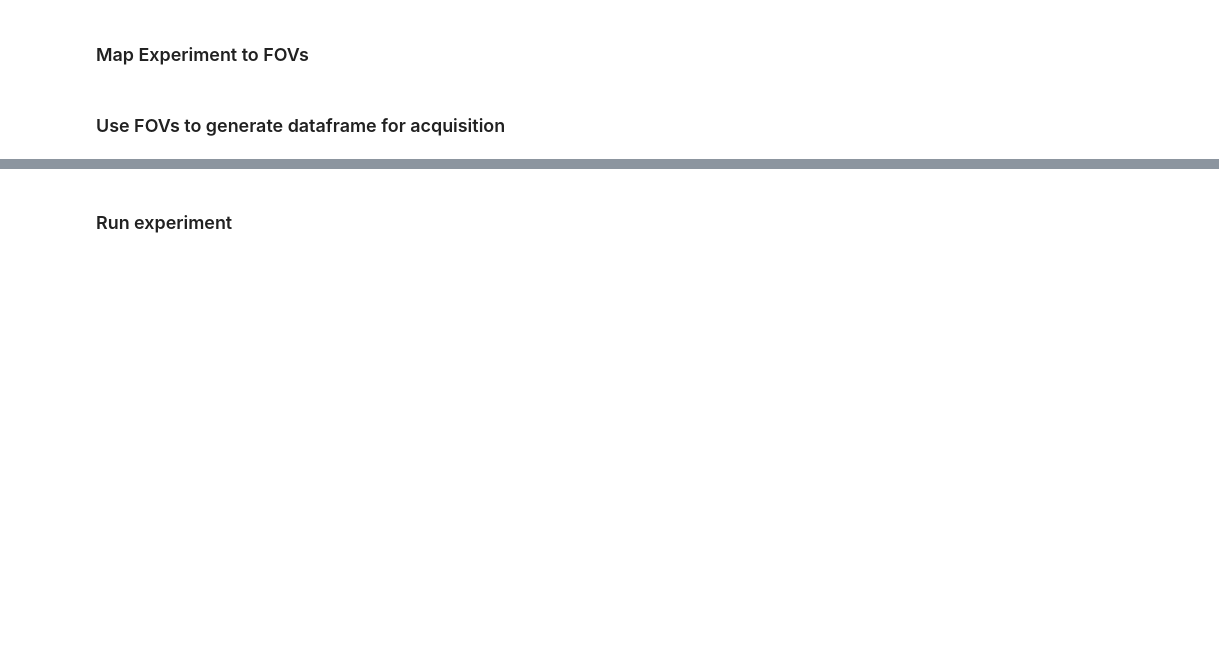
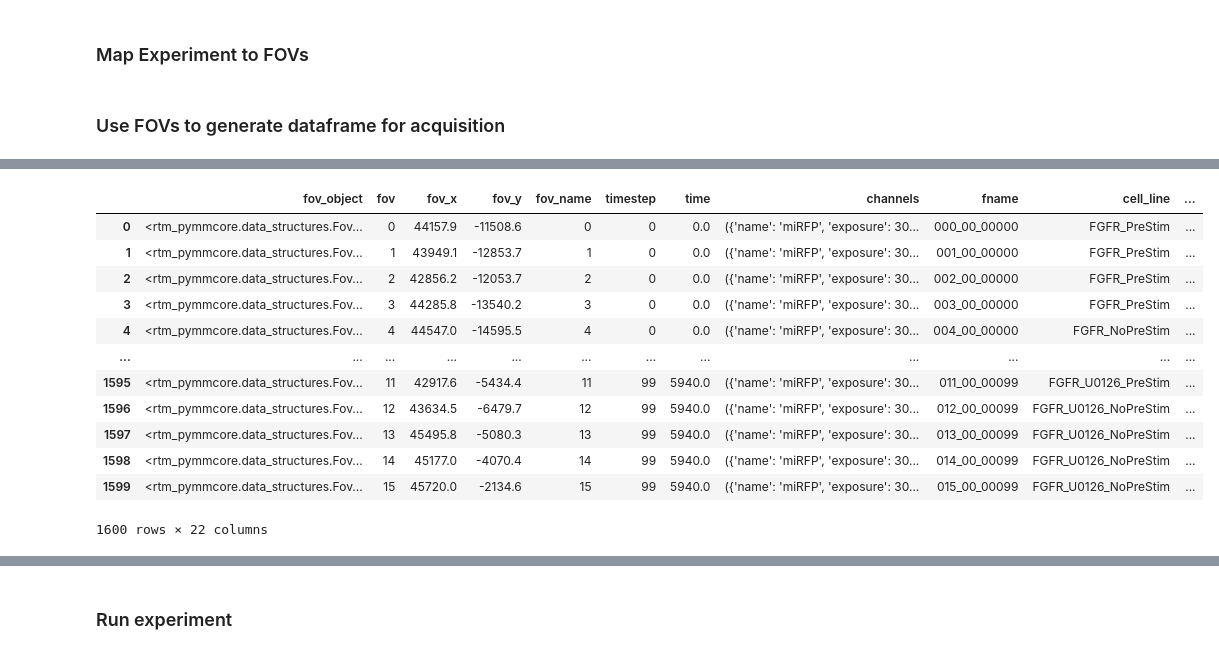
Before and after one commit to alandolt/faro, a Jupyter notebook: 04_full_FOV_stimulation_ERK_new_API.ipynb, the cells around one changed output, grey strips where cells are left out. Saved outputs shown, nothing was run; the diff lists cells and outputs as text; code cells hidden in the pictures; blank space fills up the shorter version.

```diff
--- a/04_full_FOV_stimulation_ERK_new_API.ipynb
+++ b/04_full_FOV_stimulation_ERK_new_API.ipynb
@@ -226,3 +231,27 @@ Doing 2 experiment per stim condition
+# %%
+df_acquire.loc[(df_acquire["fov"].between(4, 7)), "stim_exposure"] = 0
+
+df_acquire.loc[(df_acquire["fov"].between(12, 15)), "stim_exposure"] = 0
+
+df_acquire.loc[(df_acquire["fov"].between(4, 7)), "stim_power"] = 0
+
+df_acquire.loc[(df_acquire["fov"].between(12, 15)), "stim_power"] = 0
+
+df_acquire
+# %% [output]
+|  | fov_object | fov | fov_x | fov_y | fov_name | timestep | time | channels | fname | cell_line | ... |
+| 0 | <rtm_pymmcore.data_structures.Fov... | 0 | 44157.9 | -11508.6 | 0 | 0 | 0.0 | ({'name': 'miRFP', 'exposure': 30... | 000_00_00000 | FGFR_PreStim | ... |
+| 1 | <rtm_pymmcore.data_structures.Fov... | 1 | 43949.1 | -12853.7 | 1 | 0 | 0.0 | ({'name': 'miRFP', 'exposure': 30... | 001_00_00000 | FGFR_PreStim | ... |
+| 2 | <rtm_pymmcore.data_structures.Fov... | 2 | 42856.2 | -12053.7 | 2 | 0 | 0.0 | ({'name': 'miRFP', 'exposure': 30... | 002_00_00000 | FGFR_PreStim | ... |
+| 3 | <rtm_pymmcore.data_structures.Fov... | 3 | 44285.8 | -13540.2 | 3 | 0 | 0.0 | ({'name': 'miRFP', 'exposure': 30... | 003_00_00000 | FGFR_PreStim | ... |
+| 4 | <rtm_pymmcore.data_structures.Fov... | 4 | 44547.0 | -14595.5 | 4 | 0 | 0.0 | ({'name': 'miRFP', 'exposure': 30... | 004_00_00000 | FGFR_NoPreStim | ... |
+| ... | ... | ... | ... | ... | ... | ... | ... | ... | ... | ... | ... |
+| 1595 | <rtm_pymmcore.data_structures.Fov... | 11 | 42917.6 | -5434.4 | 11 | 99 | 5940.0 | ({'name': 'miRFP', 'exposure': 30... | 011_00_00099 | FGFR_U0126_PreStim | ... |
+| 1596 | <rtm_pymmcore.data_structures.Fov... | 12 | 43634.5 | -6479.7 | 12 | 99 | 5940.0 | ({'name': 'miRFP', 'exposure': 30... | 012_00_00099 | FGFR_U0126_NoPreStim | ... |
+| 1597 | <rtm_pymmcore.data_structures.Fov... | 13 | 45495.8 | -5080.3 | 13 | 99 | 5940.0 | ({'name': 'miRFP', 'exposure': 30... | 013_00_00099 | FGFR_U0126_NoPreStim | ... |
+| 1598 | <rtm_pymmcore.data_structures.Fov... | 14 | 45177.0 | -4070.4 | 14 | 99 | 5940.0 | ({'name': 'miRFP', 'exposure': 30... | 014_00_00099 | FGFR_U0126_NoPreStim | ... |
+| 1599 | <rtm_pymmcore.data_structures.Fov... | 15 | 45720.0 | -2134.6 | 15 | 99 | 5940.0 | ({'name': 'miRFP', 'exposure': 30... | 015_00_00099 | FGFR_U0126_NoPreStim | ... |
+1600 rows × 22 columns
 # %%
 df_acquire_2 = utils.generate_df_acquire(
     fovs,
```
Also changed, not shown: parts of 3 cells of this notebook, 1 other file.
